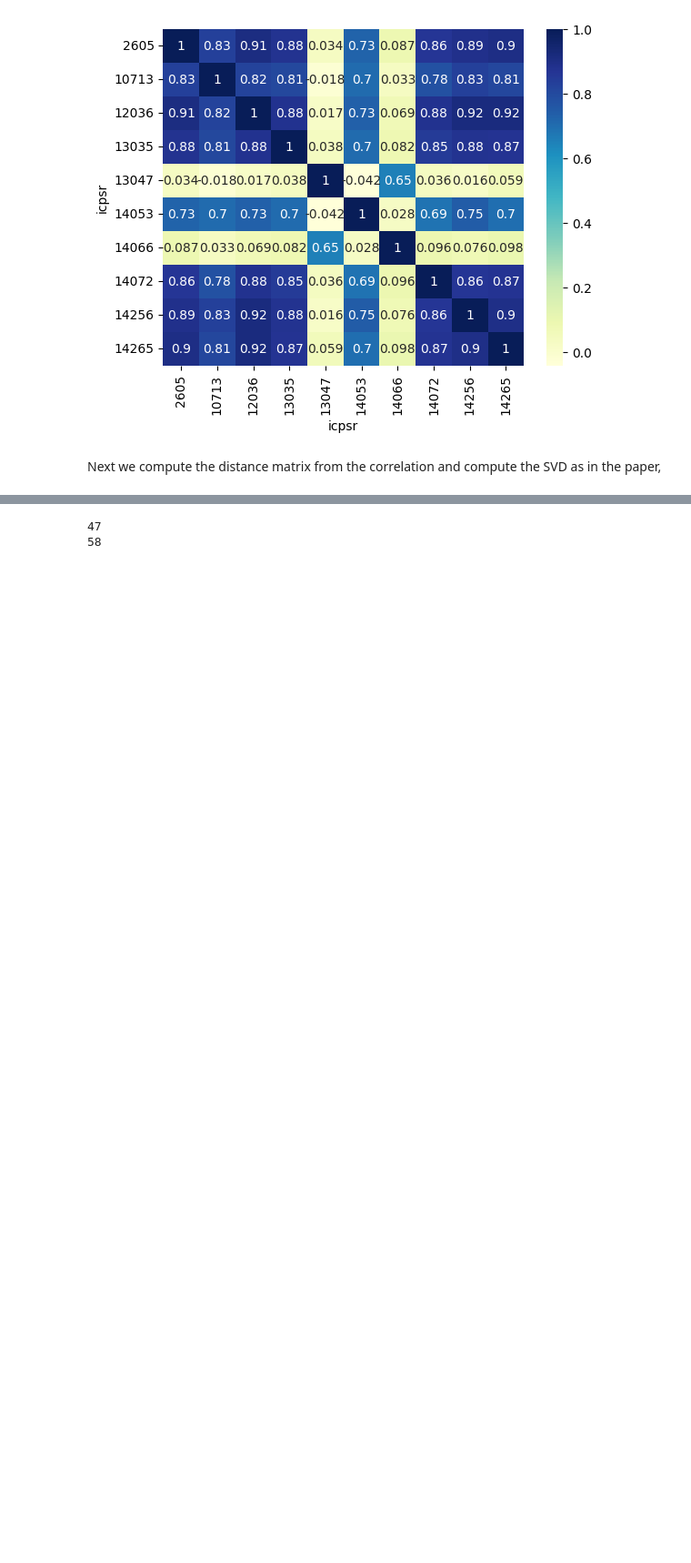
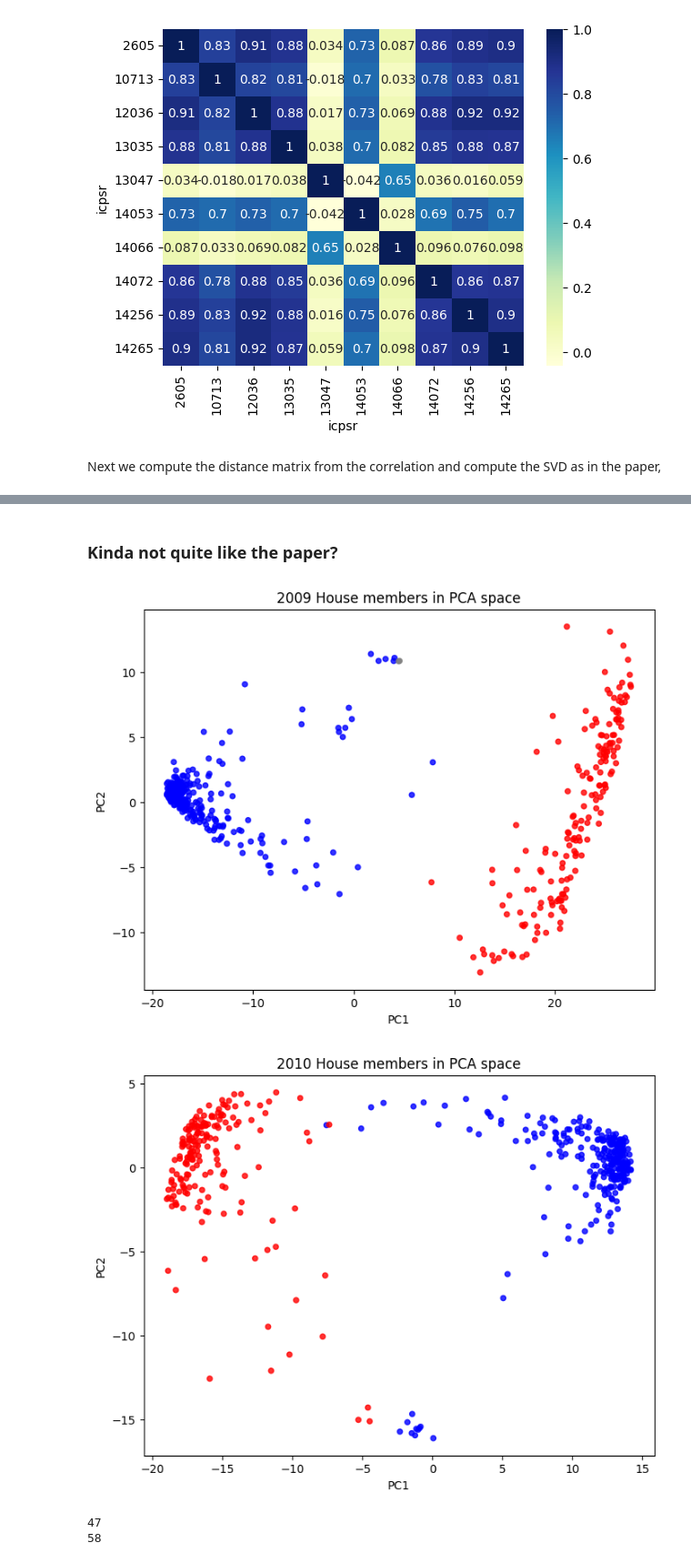
Before and after one commit to tzuh231/TDA_practical, a Jupyter notebook: exploratory/mapper_analysis.ipynb, the cells around one changed output, grey strips where cells are left out. Shown at 91% size. Cells and saved outputs as stored; diff of their text form; code cells hidden in the pictures; blank space fills up the shorter version.

```diff
--- a/exploratory/mapper_analysis.ipynb
+++ b/exploratory/mapper_analysis.ipynb
@@ -44,3 +77,34 @@ lens_10 = (U_10 @ np.diag(singular_values_10))[:,:2]
+# %% [markdown]
+### Kinda not quite like the paper?
+# %%
+from sklearn.decomposition import PCA
+
+X_09 = vote_matrix_09.to_numpy()
+pca_09 = PCA(n_components=2)
+pc_09 = pca_09.fit_transform(X_09)
+
+plt.figure(figsize=(8, 6))
+plt.scatter(pc_09[:, 0], pc_09[:, 1], c=colors_09, s=20, alpha=0.8)
+plt.xlabel("PC1")
+plt.ylabel("PC2")
+plt.title("2009 House members in PCA space")
+
+plt.show()
+
+X_10 = vote_matrix_10.to_numpy()
+pca_10 = PCA(n_components=2)
+pc_10 = pca_10.fit_transform(X_10)
+
+plt.figure(figsize=(8, 6))
+plt.scatter(pc_10[:, 0], pc_10[:, 1], c=colors_10, s=20, alpha=0.8)
+plt.xlabel("PC1")
+plt.ylabel("PC2")
+plt.title("2010 House members in PCA space")
+
+plt.show()
+# %% [output]
+[figure, added]
+[figure, added]
 # %%
 
 from customClustering import DynamicSingleLinkage
```
Also changed, not shown: parts of 4 cells of this notebook.
